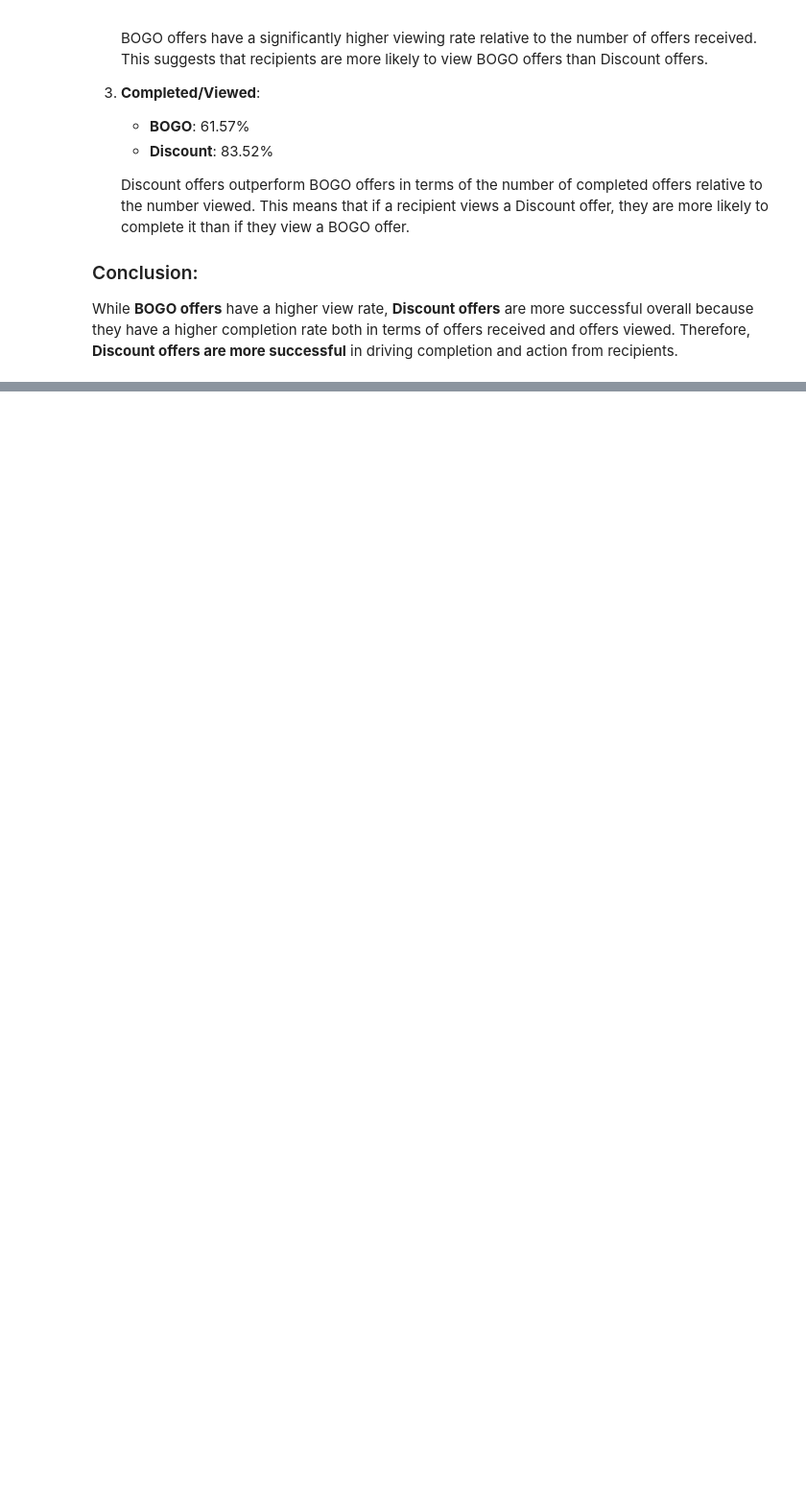
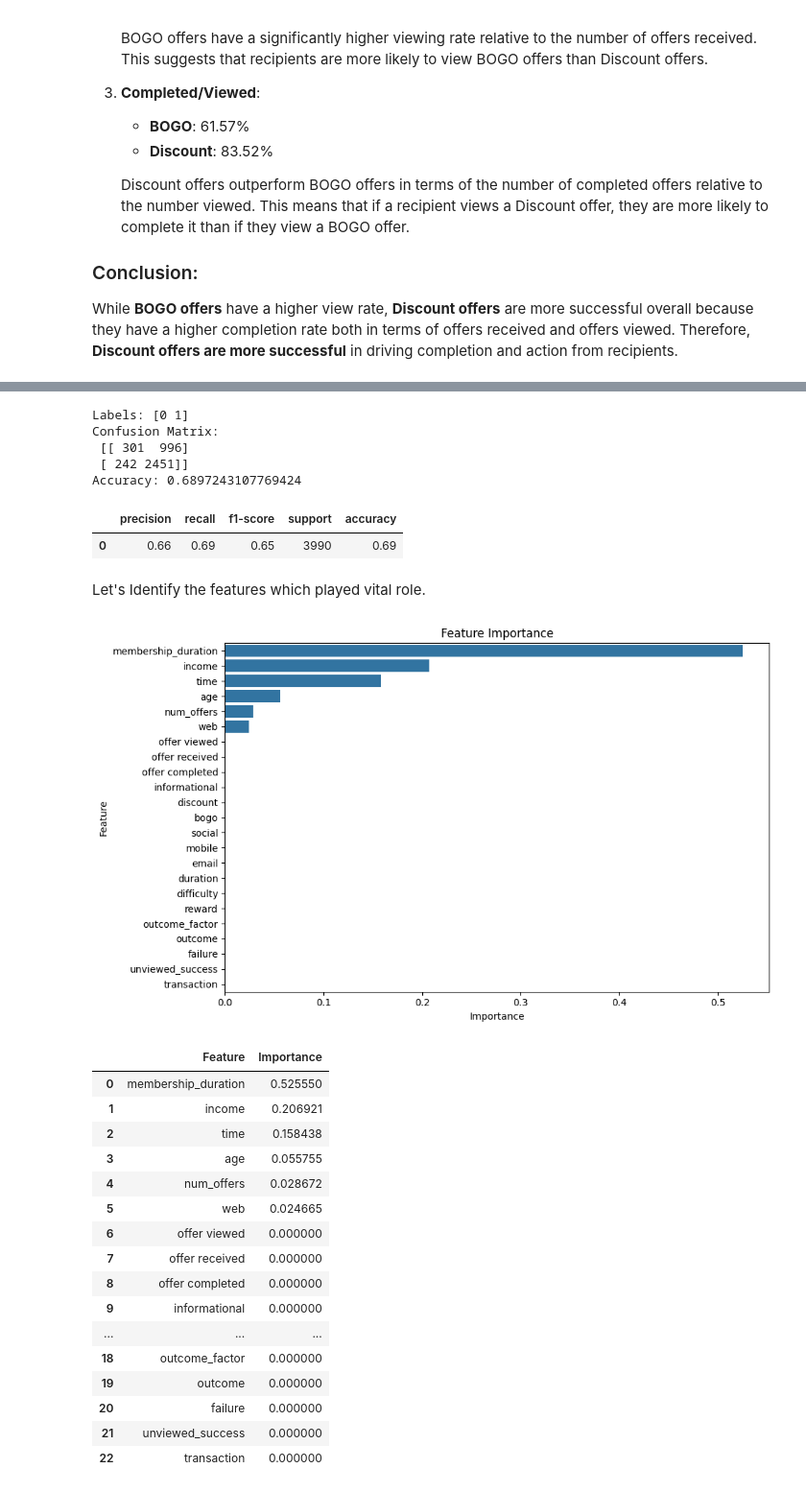
Before and after one commit to yashnayi234/starbucks_capstone1, a Jupyter notebook: Starbucks_Capstone_notebook.ipynb, the cells around one changed output, grey strips where cells are left out. Shown at 96% size. Saved outputs shown, nothing was run; the diff lists cells and outputs as text; code cells hidden in the pictures; blank space fills up the shorter version.

```diff
--- a/Starbucks_Capstone_notebook.ipynb
+++ b/Starbucks_Capstone_notebook.ipynb
@@ -1503,0 +1656,3 @@ While **BOGO offers** have a higher view rate, **Discount offers** are more succ
+# %%
+final_data = final_data.dropna(how='any', axis=0)
+final_data
@@ -1503,0 +1728,2 @@ While **BOGO offers** have a higher view rate, **Discount offers** are more succ
+# %%
+final_data['outcome'] = final_data['outcome'].astype(int)
@@ -1503,0 +1957,73 @@ While **BOGO offers** have a higher view rate, **Discount offers** are more succ
+# %%
+display_results(y_test, adaboost_grid__prediction)
+# %% [output]
+Labels: [0 1]
+Confusion Matrix:
+ [[ 301  996]
+ [ 242 2451]]
+Accuracy: 0.6897243107769424
+# %%
+classification_report_starbuck(y_test, adaboost_grid__prediction)
+# %% [output]
+|  | precision | recall | f1-score | support | accuracy |
+| 0 | 0.66 | 0.69 | 0.65 | 3990 | 0.69 |
+# %% [markdown]
+Let's Identify the features which played vital role.
+# %%
+def identify_key_features(data, model):
+    '''
+    Identifies the most important features from a classification model
+
+    INPUT:
+    data - The dataset used to train and test the model
+    model - The trained classification model
+
+    OUTPUT:
+    feature_importance - A sorted dataframe of features with their respective importance scores
+    '''
+
+    # Remove rows with missing values
+    data_cleaned = data.dropna(axis=0)
+
+    # One-hot encode the gender column
+    gender_encoded = pd.get_dummies(data_cleaned['gender'], drop_first=True)
+    data_cleaned = pd.concat([data_cleaned, gender_encoded], axis=1)
+
+    # Drop irrelevant or non-feature columns
+    X = data.drop(columns=['success', 'customer_id', 'offer_id', 'active_offer', 'offer_type', 'gender', ])
+
+    # Get feature importances from the model
+    feature_importance = pd.DataFrame({
+        'Feature': X.columns,
+        'Importance': model.feature_importances_
+    }).sort_values(by='Importance', ascending=False).reset_index(drop=True)
+
+    # Visualize the feature importance using seaborn
+    plt.figure(figsize=(10, 6))
+    sns.barplot(x='Importance', y='Feature', data=feature_importance)
+    plt.title('Feature Importance')
+    plt.tight_layout()
+    plt.show()
+
+    return feature_importance
+# %%
+identify_key_features(final_data, grid_model)
+# %% [output]
+[figure, added]
+|  | Feature | Importance |
+| 0 | membership_duration | 0.525550 |
+| 1 | income | 0.206921 |
+| 2 | time | 0.158438 |
+| 3 | age | 0.055755 |
+| 4 | num_offers | 0.028672 |
+| 5 | web | 0.024665 |
+| 6 | offer viewed | 0.000000 |
+| 7 | offer received | 0.000000 |
+| 8 | offer completed | 0.000000 |
+| 9 | informational | 0.000000 |
+| ... | ... | ... |
+| 18 | outcome_factor | 0.000000 |
+| 19 | outcome | 0.000000 |
+| 20 | failure | 0.000000 |
+| 21 | unviewed_success | 0.000000 |
+| 22 | transaction | 0.000000 |
```
Also changed, not shown: parts of 68 cells of this notebook.
